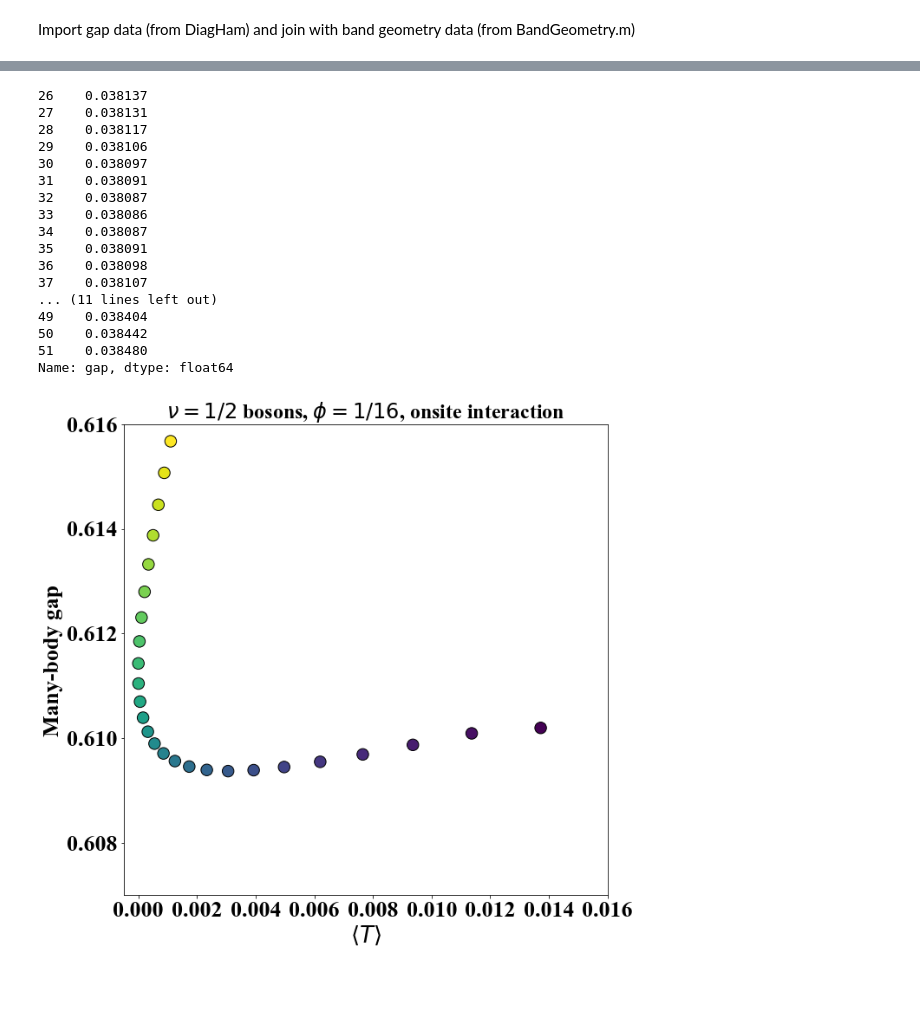
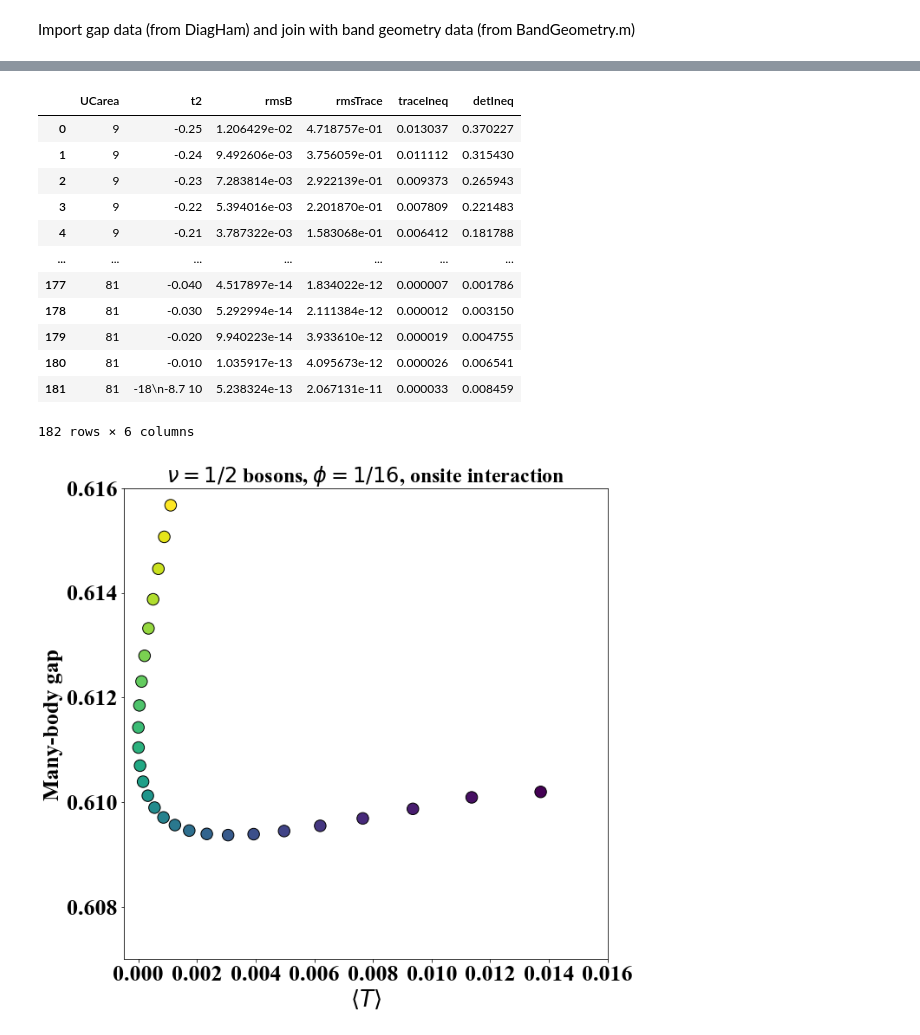
Before and after one commit to bartandrews/DiagHam_Stability, a Jupyter notebook: trunk/quartic_2/quartic-data-v3.ipynb, the cells around one changed output, grey strips where cells are left out. Saved outputs shown, nothing was run; the diff lists cells and outputs as text; code cells hidden in the pictures; blank space fills up the shorter version.

```diff
--- a/trunk/quartic_2/quartic-data-v3.ipynb
+++ b/trunk/quartic_2/quartic-data-v3.ipynb
@@ -93,23 +36,19 @@ boson_full_df
-# %%
-boson_full_df.loc[boson_full_df['UCarea']==16]['gap']
-# %% [output]
-26    0.038137
-27    0.038131
-28    0.038117
-29    0.038106
-30    0.038097
-31    0.038091
-32    0.038087
-33    0.038086
-34    0.038087
-35    0.038091
-36    0.038098
-37    0.038107
-... (11 lines left out)
-49    0.038404
-50    0.038442
-51    0.038480
-Name: gap, dtype: float64
+# %%
+pd.read_csv(quartic_2_path+"quartic-boson-geometry.csv")
+# %% [output]
+|  | UCarea | t2 | rmsB | rmsTrace | traceIneq | detIneq |
+| 0 | 9 | -0.25 | 1.206429e-02 | 4.718757e-01 | 0.013037 | 0.370227 |
+| 1 | 9 | -0.24 | 9.492606e-03 | 3.756059e-01 | 0.011112 | 0.315430 |
+| 2 | 9 | -0.23 | 7.283814e-03 | 2.922139e-01 | 0.009373 | 0.265943 |
+| 3 | 9 | -0.22 | 5.394016e-03 | 2.201870e-01 | 0.007809 | 0.221483 |
+| 4 | 9 | -0.21 | 3.787322e-03 | 1.583068e-01 | 0.006412 | 0.181788 |
+| ... | ... | ... | ... | ... | ... | ... |
+| 177 | 81 | -0.040 | 4.517897e-14 | 1.834022e-12 | 0.000007 | 0.001786 |
+| 178 | 81 | -0.030 | 5.292994e-14 | 2.111384e-12 | 0.000012 | 0.003150 |
+| 179 | 81 | -0.020 | 9.940223e-14 | 3.933610e-12 | 0.000019 | 0.004755 |
+| 180 | 81 | -0.010 | 1.035917e-13 | 4.095673e-12 | 0.000026 | 0.006541 |
+| 181 | 81 | -18\n-8.7 10 | 5.238324e-13 | 2.067131e-11 | 0.000033 | 0.008459 |
+182 rows × 6 columns
 # %%
 plt.figure(figsize=(10,10))
 plt.scatter(boson_full_df.loc[boson_full_df['UCarea']==16]['traceIneq'],
```
Also changed, not shown: parts of 5 cells of this notebook, 3 other files.
